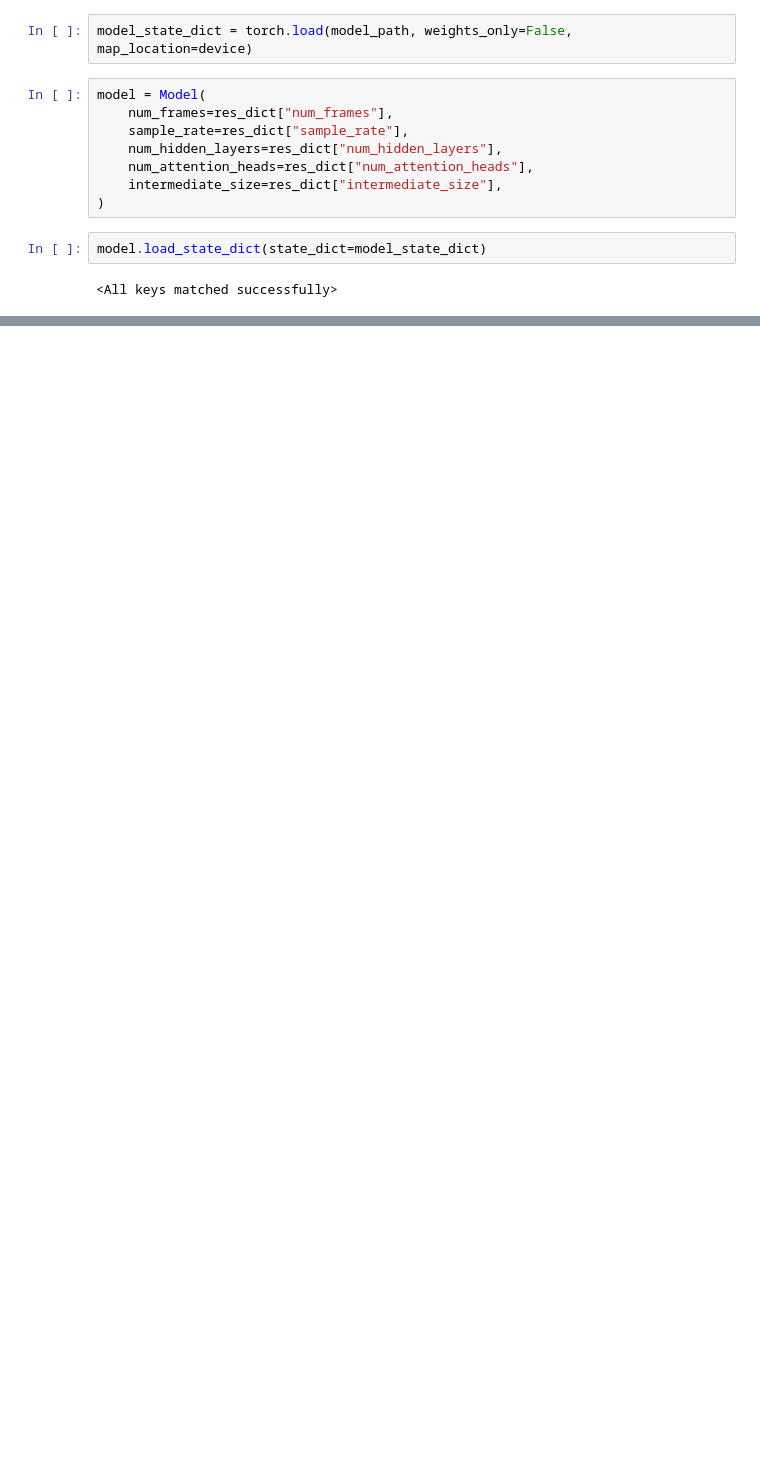
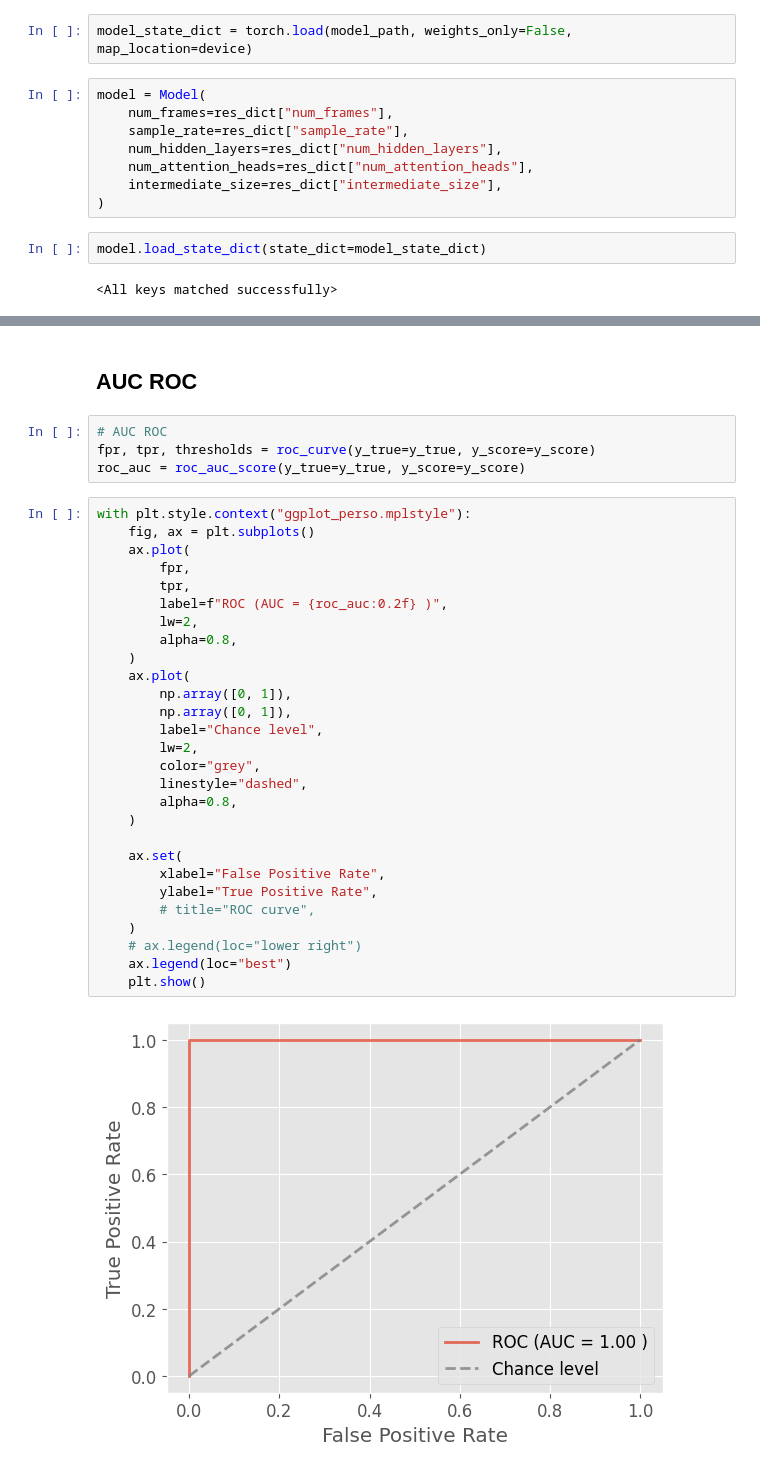
Before and after one commit to DanNguyen1/DL-project, a Jupyter notebook: visualization.ipynb, the cells around one changed output, grey strips where cells are left out. Saved outputs shown, nothing was run; the diff lists cells and outputs as text; blank space fills up the shorter version.

```diff
--- a/visualization.ipynb
+++ b/visualization.ipynb
@@ -106,0 +165,36 @@ model.load_state_dict(state_dict=model_state_dict)
+# %% [markdown]
+## AUC ROC
+# %%
+# AUC ROC
+fpr, tpr, thresholds = roc_curve(y_true=y_true, y_score=y_score)
+roc_auc = roc_auc_score(y_true=y_true, y_score=y_score)
+# %%
+with plt.style.context("ggplot_perso.mplstyle"):
+    fig, ax = plt.subplots()
+    ax.plot(
+        fpr,
+        tpr,
+        label=f"ROC (AUC = {roc_auc:0.2f} )",
+        lw=2,
+        alpha=0.8,
+    )
+    ax.plot(
+        np.array([0, 1]),
+        np.array([0, 1]),
+        label="Chance level",
+        lw=2,
+        color="grey",
+        linestyle="dashed",
+        alpha=0.8,
+    )
+
+    ax.set(
+        xlabel="False Positive Rate",
+        ylabel="True Positive Rate",
+        # title="ROC curve",
+    )
+    # ax.legend(loc="lower right")
+    ax.legend(loc="best")
+    plt.show()
+# %% [output]
+[figure, added]
```
Also changed, not shown: parts of 16 cells of this notebook, 1 other file.
